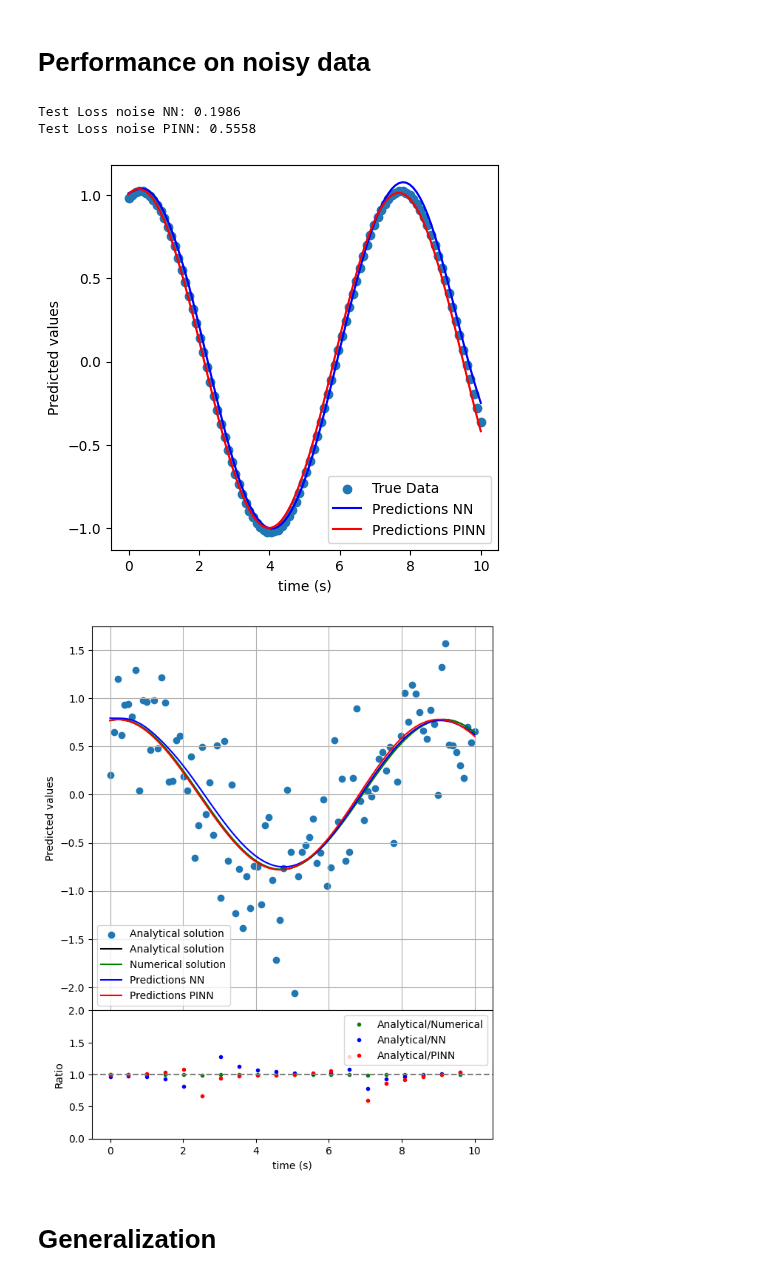
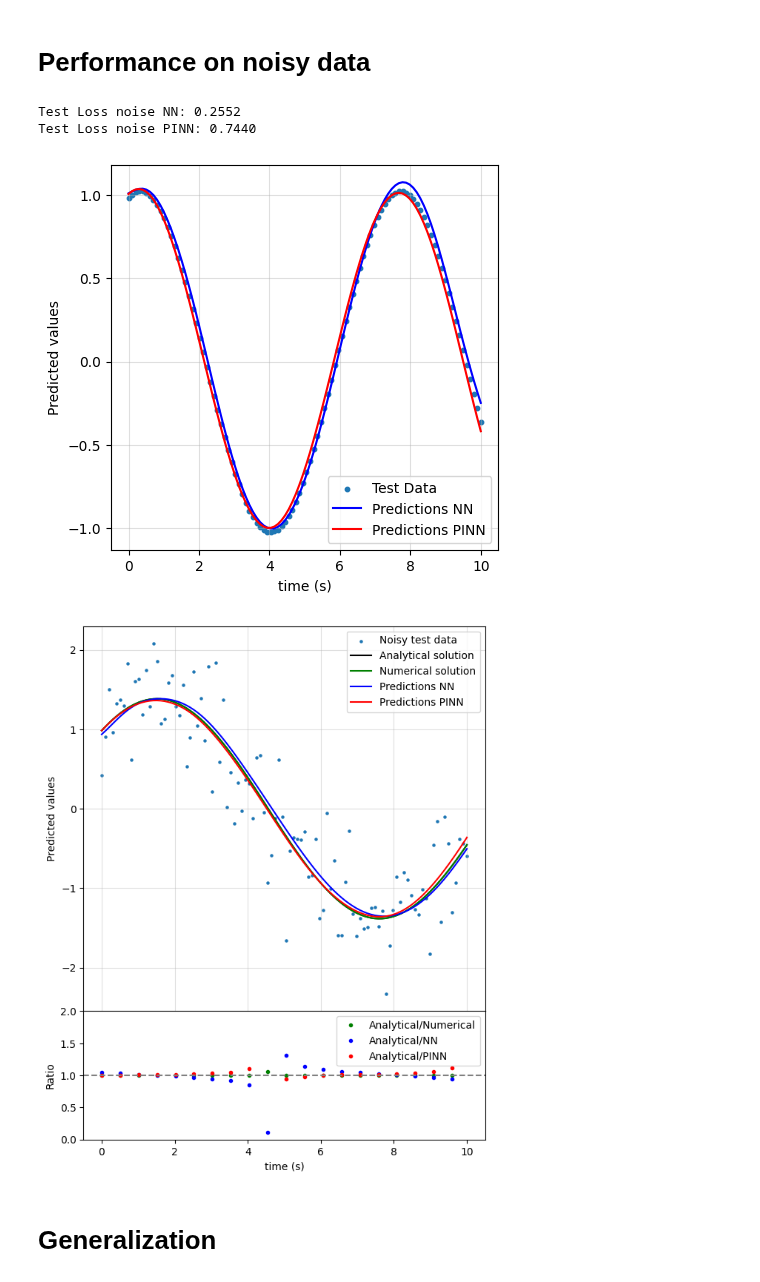
Before and after one commit to gvansan/Machine-learning-project, a Jupyter notebook: Compare_NN_PINN.ipynb, the cells around one changed output. Saved outputs shown, nothing was run; the diff lists cells and outputs as text; code cells hidden in the pictures.

```diff
--- a/Compare_NN_PINN.ipynb
+++ b/Compare_NN_PINN.ipynb
@@ -240,7 +240,7 @@ def add_noise_to_dataset(dataset, tensor_keys=['y_tensor'], noise_std=0.05, seed
 train_no_noise, test_no_noise = create_trainig_test_set(harmonic_osc,
                                                         t_span=(0, 10),
                                                         n_steps=100,
-                                                        n_data=1,
+                                                        n_data=n_data,
                                                         coeff_test=0.3,
                                                         method="RK45",
                                                         device=device,
@@ -263,8 +263,8 @@ print(f"Test Loss noise NN: {test_loss_noise_NN:.4f}")
 test_loss_noise_PINN = evaluate_PINN(model_PINN, data=test_noise)
 print(f"Test Loss noise PINN: {test_loss_noise_PINN:.4f}")
 # %% [output]
-Test Loss noise NN: 0.1986
-Test Loss noise PINN: 0.5558
+Test Loss noise NN: 0.2552
+Test Loss noise PINN: 0.7440
 # %%
 #plot of models
 #Look at performance on test data
@@ -276,16 +276,17 @@ y_pred_opt_PINN = model_PINN(X).squeeze(-1)
 n = 100 #defines which initial conditions we look at?
 
 plt.figure(figsize=(5, 5))
-plt.scatter(test["t_tensor"][n], test["y_tensor"][n][0:, 0], label="True Data")
+plt.scatter(test["t_tensor"][n], test["y_tensor"][n][0:, 0], s=10, label="Test Data")
 plt.plot(test["t_tensor"][n], y_pred_opt_NN.cpu().detach()[n], color="blue", label="Predictions NN")
 plt.plot(test["t_tensor"][n], y_pred_opt_PINN.cpu().detach()[n], color="red", label="Predictions PINN")
 plt.xlabel("time (s)")
 plt.ylabel("Predicted values")
+plt.grid(alpha=0.4)
 plt.legend()
 plt.savefig("Images/Prediction_NN_PINN")
 plt.show()
 # %% [output]
-[figure, old version]
+[figure, new version]
 # %%
 #Plot the results
 n = 0
@@ -320,36 +321,36 @@ gs = fig.add_gridspec(2, 1, height_ratios=[3, 1], hspace=0)
 
 #create ratios for lower plot
 slice = 5 #so that the plot is clear
 ratio_an_num = (x_analytical/sol.y[0])[::slice]
 ratio_an_NN = (x_analytical/y_pred_noise_NN.cpu().detach()[n])[::slice]
 ratio_an_PINN = (x_analytical/y_pred_noise_PINN.cpu().detach()[n])[::slice]
 
 # Main plot
 ax_main = fig.add_subplot(gs[0])
-ax_main.scatter(test_noise["t_tensor"][n], test_noise["y_tensor"][n][0:, 0], label="Analytical solution") #Training data
+ax_main.scatter(test_noise["t_tensor"][n], test_noise["y_tensor"][n][0:, 0], s=5, label="Noisy test data") #Training data
 ax_main.plot(sol.t, x_analytical, label='Analytical solution', color = 'black') #Analytical
 ax_main.plot(sol.t, sol.y[0], label='Numerical solution', color = 'green') #numerical
 ax_main.plot(test_noise["t_tensor"][n], y_pred_noise_NN.cpu().detach()[n], color="blue", label="Predictions NN") #NN ML
 ax_main.plot(test_noise["t_tensor"][n], y_pred_noise_PINN.cpu().detach()[n], color="red", label="Predictions PINN") #PINN ML
 ax_main.set_ylabel('Predicted values')
 ax_main.legend()
-ax_main.grid(True)
+ax_main.grid(alpha=0.4)
 ax_main.tick_params(bottom=False)  # remove x-axis ticks for main plot
 
 # Ratio / comparison plot
 ax_ratio = fig.add_subplot(gs[1], sharex=ax_main)
 ax_ratio.plot(test_noise["t_tensor"][n][::slice], ratio_an_num, '.', label='Analytical/Numerical', color='green')
 ax_ratio.plot(test_noise["t_tensor"][n][::slice], ratio_an_NN, '.', label='Analytical/NN', color='blue')
 ax_ratio.plot(test_noise["t_tensor"][n][::slice], ratio_an_PINN, '.', label='Analytical/PINN', color='red')
 ax_ratio.axhline(1, color='gray', linestyle='--')
 ax_ratio.set_xlabel('time (s)')
 ax_ratio.set_ylabel('Ratio')
 ax_ratio.set_ylim(0, 2)
 ax_ratio.legend()
 plt.savefig("Images/noise_NN_PINN")
 plt.show()
 # %% [output]
-[figure, old version]
+[figure, new version]
 # %% [markdown]
 # Generalization
 # %%
```
Also changed, not shown: parts of 6 cells of this notebook, 7 other files.
